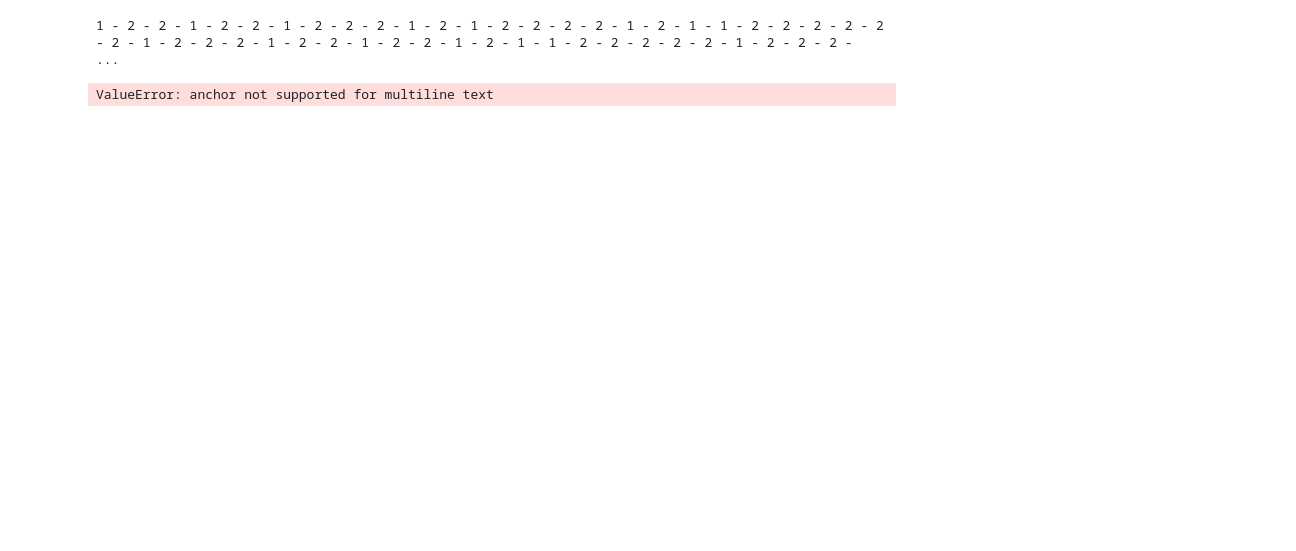
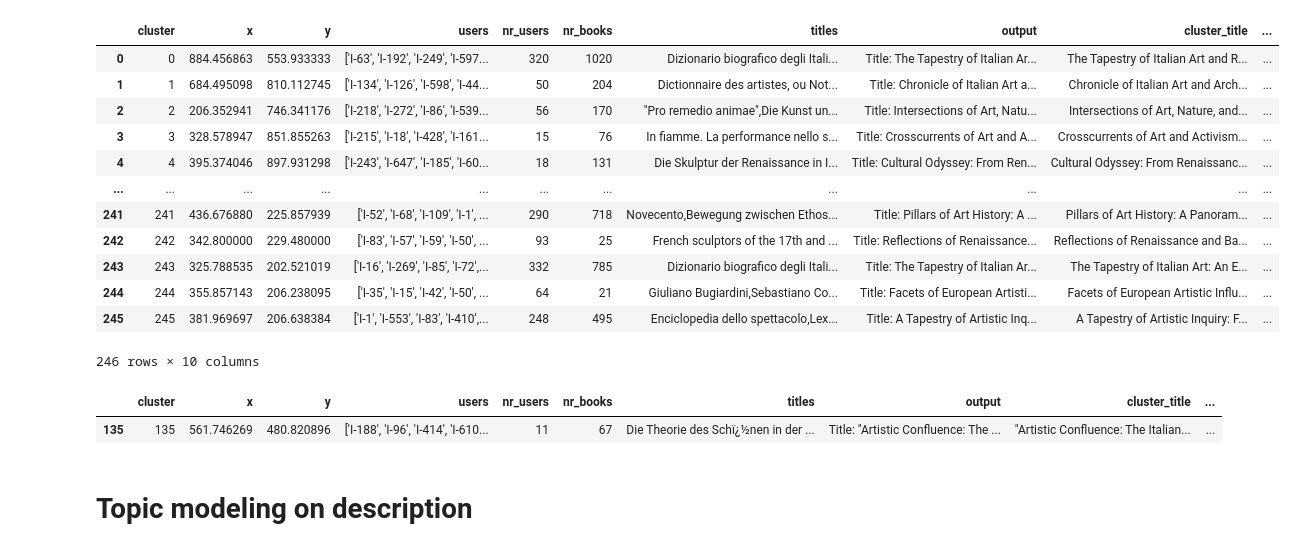
Before and after one commit to hanaCasey/BHVizData, a Jupyter notebook: thesis/src/keywords.ipynb, the cells around one changed output. Cells and saved outputs as stored; diff of their text form; code cells hidden in the pictures; blank space fills up the shorter version.

Commit message:
number of clusters correct again internals

```diff
--- a/thesis/src/keywords.ipynb
+++ b/thesis/src/keywords.ipynb
@@ -110,4 +79,6 @@ clusters_titles
-# %%
-clusters_i = pd.read_csv('exp/clusters_i.csv')
-# %%
-clusters_i[['title', 'description']]= clusters_titles[['title', 'description']]
+# %%
+titles = clusters_i.output.apply(extract_titles)
+clusters_i['cluster_title'] = titles
+# %%
+descripions = clusters_i.output.apply(extract_descriptions)
+clusters_i['cluster_description'] = descripions
@@ -113,0 +91,16 @@ clusters_i[['title', 'description']]= clusters_titles[['title', 'description']]
+# %%
+clusters_i
+# %% [output]
+|  | cluster | x | y | users | nr_users | nr_books | titles | output | cluster_title | ... |
+| 0 | 0 | 884.456863 | 553.933333 | ['I-63', 'I-192', 'I-249', 'I-597... | 320 | 1020 | Dizionario biografico degli Itali... | Title: The Tapestry of Italian Ar... | The Tapestry of Italian Art and R... | ... |
+| 1 | 1 | 684.495098 | 810.112745 | ['I-134', 'I-126', 'I-598', 'I-44... | 50 | 204 | Dictionnaire des artistes, ou Not... | Title: Chronicle of Italian Art a... | Chronicle of Italian Art and Arch... | ... |
+| 2 | 2 | 206.352941 | 746.341176 | ['I-218', 'I-272', 'I-86', 'I-539... | 56 | 170 | "Pro remedio animae",Die Kunst un... | Title: Intersections of Art, Natu... | Intersections of Art, Nature, and... | ... |
+| 3 | 3 | 328.578947 | 851.855263 | ['I-215', 'I-18', 'I-428', 'I-161... | 15 | 76 | In fiamme. La performance nello s... | Title: Crosscurrents of Art and A... | Crosscurrents of Art and Activism... | ... |
+| 4 | 4 | 395.374046 | 897.931298 | ['I-243', 'I-647', 'I-185', 'I-60... | 18 | 131 | Die Skulptur der Renaissance in I... | Title: Cultural Odyssey: From Ren... | Cultural Odyssey: From Renaissanc... | ... |
+| ... | ... | ... | ... | ... | ... | ... | ... | ... | ... | ... |
+| 241 | 241 | 436.676880 | 225.857939 | ['I-52', 'I-68', 'I-109', 'I-1', ... | 290 | 718 | Novecento,Bewegung zwischen Ethos... | Title: Pillars of Art History: A ... | Pillars of Art History: A Panoram... | ... |
+| 242 | 242 | 342.800000 | 229.480000 | ['I-83', 'I-57', 'I-59', 'I-50', ... | 93 | 25 | French sculptors of the 17th and ... | Title: Reflections of Renaissance... | Reflections of Renaissance and Ba... | ... |
+| 243 | 243 | 325.788535 | 202.521019 | ['I-16', 'I-269', 'I-85', 'I-72',... | 332 | 785 | Dizionario biografico degli Itali... | Title: The Tapestry of Italian Ar... | The Tapestry of Italian Art: An E... | ... |
+| 244 | 244 | 355.857143 | 206.238095 | ['I-35', 'I-15', 'I-42', 'I-50', ... | 64 | 21 | Giuliano Bugiardini,Sebastiano Co... | Title: Facets of European Artisti... | Facets of European Artistic Influ... | ... |
+| 245 | 245 | 381.969697 | 206.638384 | ['I-1', 'I-553', 'I-83', 'I-410',... | 248 | 495 | Enciclopedia dello spettacolo,Lex... | Title: A Tapestry of Artistic Inq... | A Tapestry of Artistic Inquiry: F... | ... |
+246 rows × 10 columns
@@ -114 +109,6 @@ clusters_i[['title', 'description']]= clusters_titles[['title', 'description']]
+# %%
+clusters_i.sample()
+# %% [output]
+|  | cluster | x | y | users | nr_users | nr_books | titles | output | cluster_title | ... |
+| 135 | 135 | 561.746269 | 480.820896 | ['I-188', 'I-96', 'I-414', 'I-610... | 11 | 67 | Die Theorie des Schï¿½nen in der ... | Title: "Artistic Confluence: The ... | "Artistic Confluence: The Italian... | ... |
 # %%
@@ -165,5 +117,2 @@ def wordcloud_cluster(text):
-# %%
-clusters_i.description.apply(wordcloud_cluster)
-# %% [output]
-1 - 2 - 2 - 1 - 2 - 2 - 1 - 2 - 2 - 2 - 1 - 2 - 1 - 2 - 2 - 2 - 2 - 1 - 2 - 1 - 1 - 2 - 2 - 2 - 2 - 2 - 2 - 1 - 2 - 2 - 2 - 1 - 2 - 2 - 1 - 2 - 2 - 1 - 2 - 1 - 1 - 2 - 2 - 2 - 2 - 2 - 1 - 2 - 2 - 2 -  ...
-ValueError: anchor not supported for multiline text
+# %% [markdown]
+# Topic modeling on description
```
Also changed, not shown: parts of 20 cells of this notebook, 8 other files.
